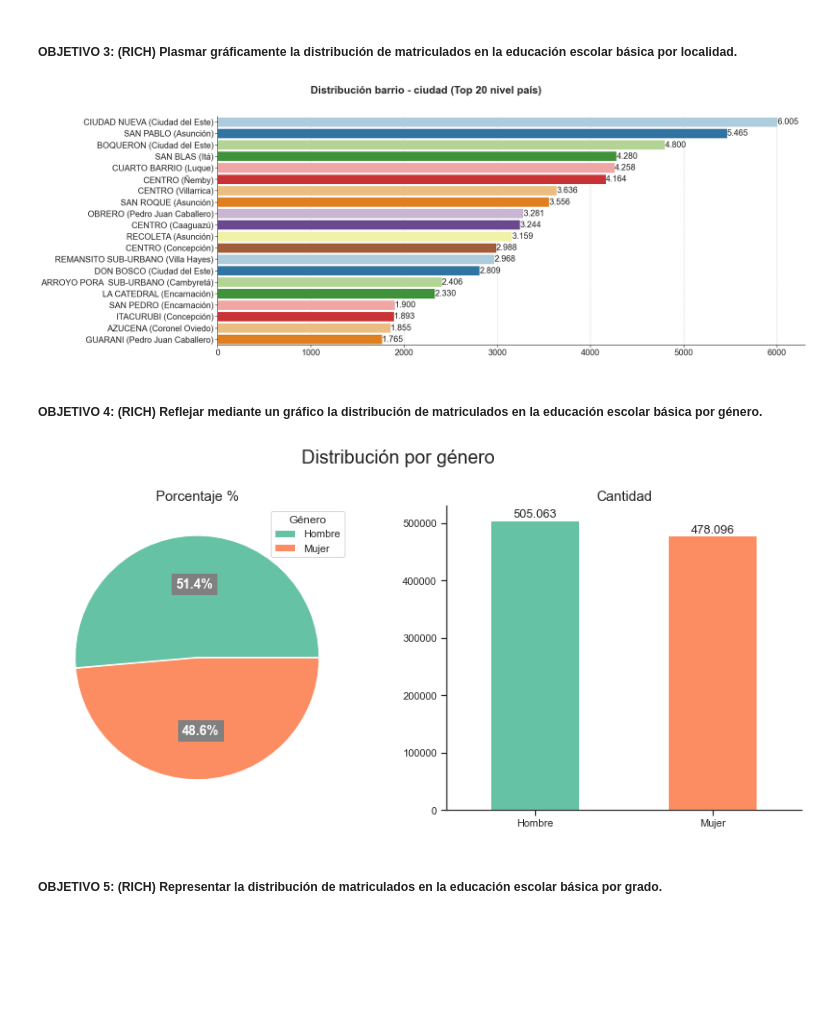
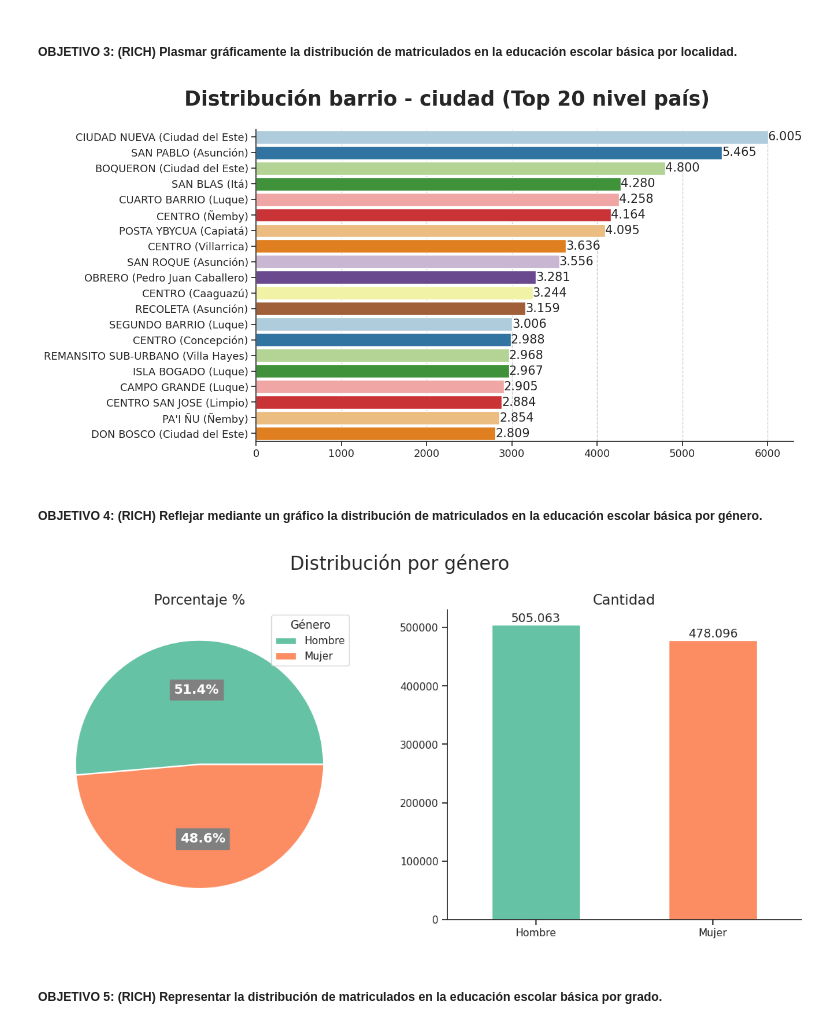
Before and after one commit to richardchena/diplomado_python, a Jupyter notebook: proyecto_final.ipynb, the cells around one changed output. Cells and saved outputs as stored; diff of their text form; code cells hidden in the pictures; blank space fills up the shorter version.

```diff
--- a/proyecto_final.ipynb
+++ b/proyecto_final.ipynb
@@ -172,10 +174,13 @@ df_barrios = df_barrios.groupby(['departamento', 'localidad']).agg({'total_matri
 
 # Ordenamos segun la cantidad por departamento y localidad, para obtener un top
 df_barrios_top = df_barrios.groupby('departamento', group_keys=False).apply(lambda x: x.sort_values('total_matriculados', ascending=False))
-df_barrios_top = df_barrios_top.groupby('departamento').head(top_barrios)[['total_matriculados']]
+df_barrios_top = df_barrios_top.groupby('departamento').head(top_global_barrios)[['total_matriculados']]
 
 df_barrios_top_global = df_barrios_top.reset_index()
 df_barrios_top_global = df_barrios_top_global.drop(columns='departamento').nlargest(top_global_barrios, 'total_matriculados', keep='all')
+
+#Exportamos a csv
+df_barrios_top_global.to_csv('data/resumen_top_localidad_matriculados.csv', encoding = 'utf-8-sig')
 
 # Establecemos la sesión como no-interactiva.
 plt.close('all')
@@ -191,44 +196,48 @@ axes.append(plt.subplot2grid(tamanho_grilla, (0,0), colspan=2, rowspan=1))
 
 # Ajustamos el espacio entre los subgraficos
 fig.subplots_adjust(hspace=0.3)
 
 # Establecemos el super-titulo.
 #fig.suptitle('Distribución barrio - ciudad', fontsize=30, fontweight='bold')
 fig.suptitle(f'Distribución barrio - ciudad (Top {top_global_barrios} nivel país)',
              x=+0.40,
              horizontalalignment='center',
              verticalalignment='top',
              fontsize = 25,
              fontweight='bold')
 
 # Establecemos la paleta de colores
 colores = sns.husl_palette(s=.4) #sns.color_palette("husl", 9)
 
 graf_barr1 = sns.barplot(x='total_matriculados', y='localidad', data = df_barrios_top_global, ax = axes[0], palette='Paired', width=0.85)
-#graf_barr1 = axes[0].set_title(f'Top {top_global_barrios} nivel país', fontdict= { 'fontsize': 25, 'fontweight':'bold'})
-graf_barr1 = axes[0].bar_label(axes[0].containers[0], fontsize = 20, labels = [f'{x:,.0f}'.replace(',', '.') for x in axes[0].containers[0].datavalues])
+#graf_barr1 = axes[0].set_title(f'Top {top_global_barrios} nivel país', fontdict= { 'fontsize': 12, 'fontweight':'bold'})
+graf_barr1 = axes[0].bar_label(axes[0].containers[0], fontsize = 15, labels = [f'{x:,.0f}'.replace(',', '.') for x in axes[0].containers[0].datavalues])
 
 # Eliminar el y-label and x-label
 graf_barr1 = axes[0].set_ylabel(None)
 graf_barr1 = axes[0].set_xlabel(None)
 
 # Cambios visuales
 axes[0].set(xlabel = None, ylabel = None)
 axes[0].grid(visible = True)
 axes[0].yaxis.grid(False)
-axes[0].yaxis.set_tick_params(labelsize = 20);
-axes[0].xaxis.set_tick_params(labelsize = 20);
+axes[0].yaxis.set_tick_params(labelsize = 13)
+axes[0].xaxis.set_tick_params(labelsize = 13)
 
 # Mostrar el grafico
 plt.show()
 # %% [output]
-[figure, old version]
+[figure, new version]
 # %% [markdown]
 <h5>OBJETIVO 4: (RICH)</h6>
 Reflejar mediante un gráfico la distribución de matriculados en la educación escolar básica por género.
 # %%
 #Obtenemos la cantidad total por genero
 df_genero = df.agg({'total_matriculados_hombre':'sum', 'total_matriculados_mujer':'sum'})
+
+
+#Exportamos a csv
+df_genero.to_csv('data/resumen_total_matriculados_genero.csv', encoding = 'utf-8-sig')
 
 # Establecemos la sesión como no-interactiva.
 plt.close('all')
@@ -284,7 +293,7 @@ leg_graf = axes[0].legend(['Hombre', 'Mujer'], loc="best", title='Género')
 # Mostramos el gráfico.
 plt.show()
 # %% [output]
-[figure, old version]
+[figure, new version]
 # %% [markdown]
 <h5>OBJETIVO 5: (RICH)</h6>
 Representar la distribución de matriculados en la educación escolar básica por grado.
```
Also changed, not shown: parts of 11 cells of this notebook, 4 other files.
